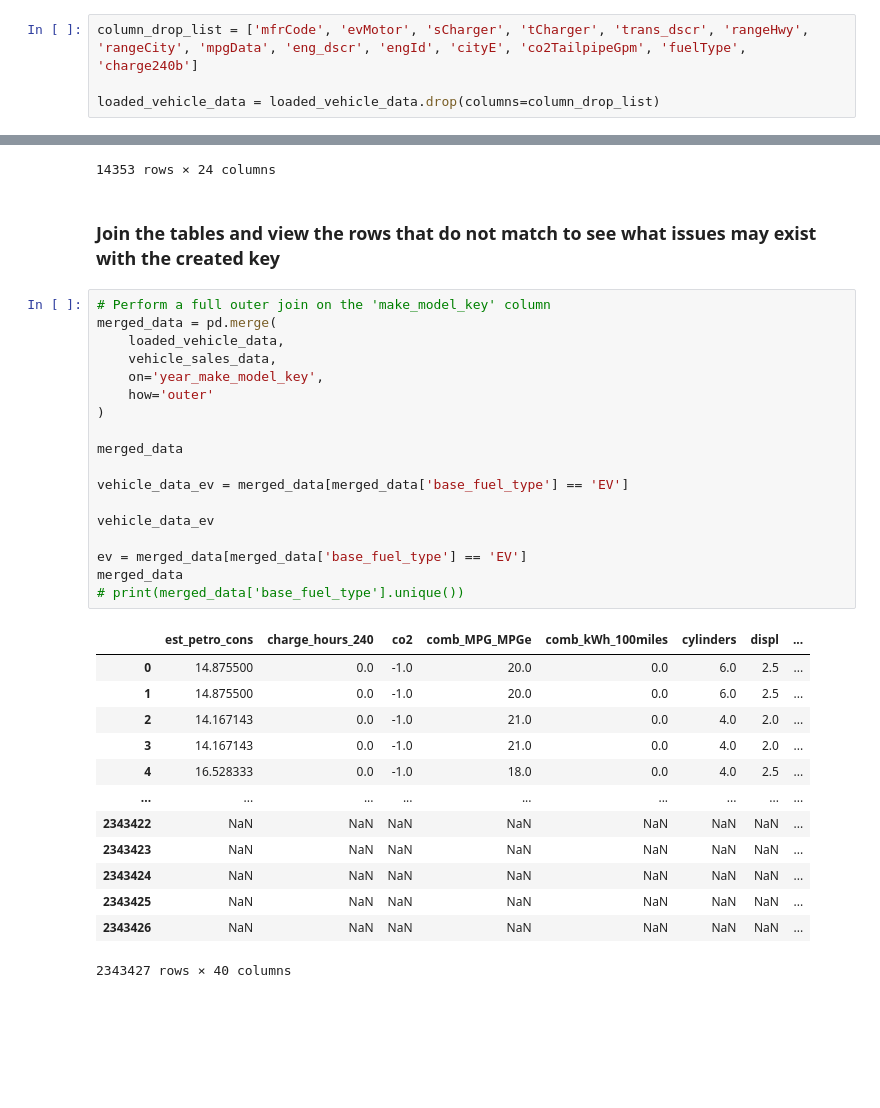
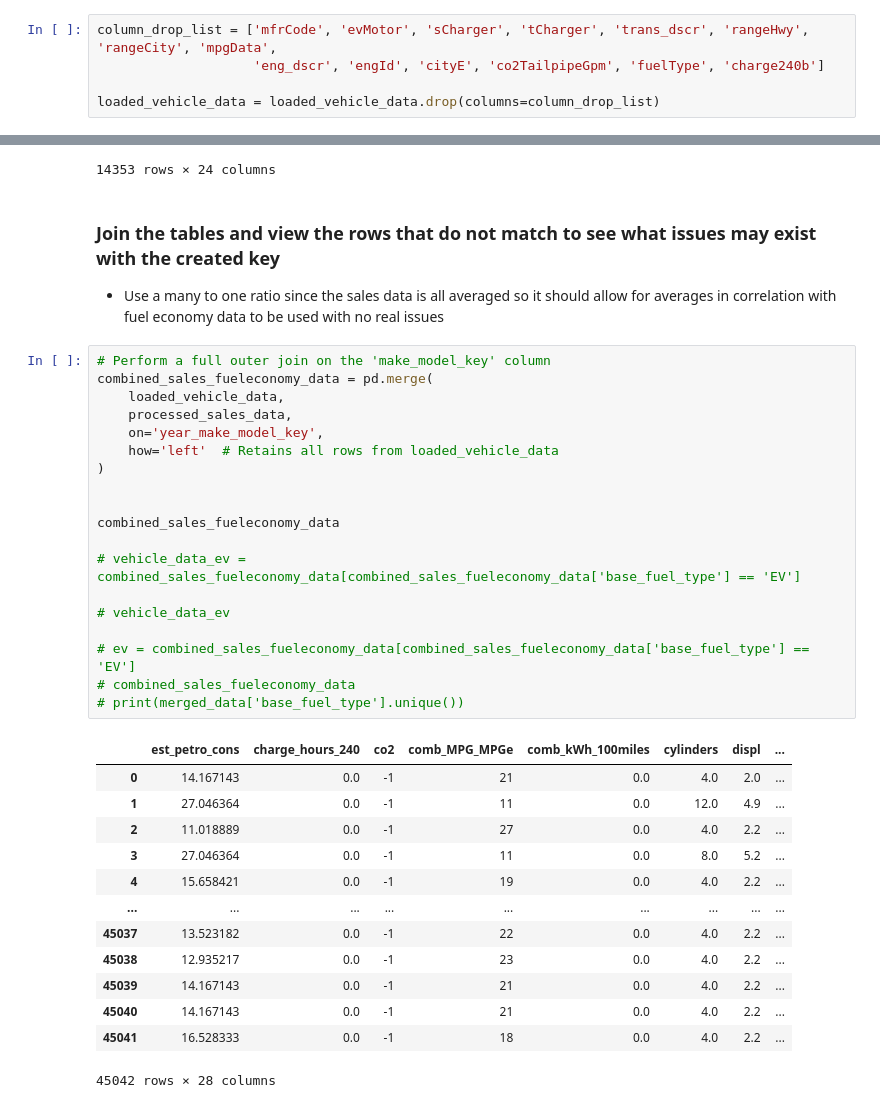
Before and after one commit to sampss/fuel_economy_gov, a Jupyter notebook: working/code/playground_2.ipynb, the cells around one changed output, grey strips where cells are left out. Saved outputs shown, nothing was run; the diff lists cells and outputs as text; blank space fills up the shorter version.

Commit message:
working on documentation, cleaning and merging second table

```diff
--- a/working/code/playground_2.ipynb
+++ b/working/code/playground_2.ipynb
@@ -94,4 +100,5 @@ with open('../Documents/Column_Descript_Unique_Values.txt', 'w') as file:
 # %%
-column_drop_list = ['mfrCode', 'evMotor', 'sCharger', 'tCharger', 'trans_dscr', 'rangeHwy', 'rangeCity', 'mpgData', 'eng_dscr', 'engId', 'cityE', 'co2TailpipeGpm', 'fuelType', 'charge240b']
+column_drop_list = ['mfrCode', 'evMotor', 'sCharger', 'tCharger', 'trans_dscr', 'rangeHwy', 'rangeCity', 'mpgData',
+                    'eng_dscr', 'engId', 'cityE', 'co2TailpipeGpm', 'fuelType', 'charge240b']
 
 loaded_vehicle_data = loaded_vehicle_data.drop(columns=column_drop_list)
@@ -242,35 +229,37 @@ filtered_df
 14353 rows × 24 columns
 # %% [markdown]
 ### Join the tables and view the rows that do not match to see what issues may exist with the created key
+- Use a many to one ratio since the sales data is all averaged so it should allow for averages in correlation with fuel economy data to be used with no real issues
 # %%
 # Perform a full outer join on the 'make_model_key' column
-merged_data = pd.merge(
+combined_sales_fueleconomy_data = pd.merge(
     loaded_vehicle_data,
-    vehicle_sales_data,
+    processed_sales_data,
     on='year_make_model_key',
-    how='outer'
+    how='left'  # Retains all rows from loaded_vehicle_data
 )
 
-merged_data
 
-vehicle_data_ev = merged_data[merged_data['base_fuel_type'] == 'EV']
+combined_sales_fueleconomy_data
 
-vehicle_data_ev
+# vehicle_data_ev = combined_sales_fueleconomy_data[combined_sales_fueleconomy_data['base_fuel_type'] == 'EV']
 
-ev = merged_data[merged_data['base_fuel_type'] == 'EV']
-merged_data
+# vehicle_data_ev
+
+# ev = combined_sales_fueleconomy_data[combined_sales_fueleconomy_data['base_fuel_type'] == 'EV']
+# combined_sales_fueleconomy_data
 # print(merged_data['base_fuel_type'].unique())
 # %% [output]
 |  | est_petro_cons | charge_hours_240 | co2 | comb_MPG_MPGe | comb_kWh_100miles | cylinders | displ | ... |
-| 0 | 14.875500 | 0.0 | -1.0 | 20.0 | 0.0 | 6.0 | 2.5 | ... |
-| 1 | 14.875500 | 0.0 | -1.0 | 20.0 | 0.0 | 6.0 | 2.5 | ... |
-| 2 | 14.167143 | 0.0 | -1.0 | 21.0 | 0.0 | 4.0 | 2.0 | ... |
-| 3 | 14.167143 | 0.0 | -1.0 | 21.0 | 0.0 | 4.0 | 2.0 | ... |
-| 4 | 16.528333 | 0.0 | -1.0 | 18.0 | 0.0 | 4.0 | 2.5 | ... |
+| 0 | 14.167143 | 0.0 | -1 | 21 | 0.0 | 4.0 | 2.0 | ... |
+| 1 | 27.046364 | 0.0 | -1 | 11 | 0.0 | 12.0 | 4.9 | ... |
+| 2 | 11.018889 | 0.0 | -1 | 27 | 0.0 | 4.0 | 2.2 | ... |
+| 3 | 27.046364 | 0.0 | -1 | 11 | 0.0 | 8.0 | 5.2 | ... |
+| 4 | 15.658421 | 0.0 | -1 | 19 | 0.0 | 4.0 | 2.2 | ... |
 | ... | ... | ... | ... | ... | ... | ... | ... | ... |
-| 2343422 | NaN | NaN | NaN | NaN | NaN | NaN | NaN | ... |
-| 2343423 | NaN | NaN | NaN | NaN | NaN | NaN | NaN | ... |
-| 2343424 | NaN | NaN | NaN | NaN | NaN | NaN | NaN | ... |
-| 2343425 | NaN | NaN | NaN | NaN | NaN | NaN | NaN | ... |
-| 2343426 | NaN | NaN | NaN | NaN | NaN | NaN | NaN | ... |
+| 45037 | 13.523182 | 0.0 | -1 | 22 | 0.0 | 4.0 | 2.2 | ... |
+| 45038 | 12.935217 | 0.0 | -1 | 23 | 0.0 | 4.0 | 2.2 | ... |
+| 45039 | 14.167143 | 0.0 | -1 | 21 | 0.0 | 4.0 | 2.2 | ... |
+| 45040 | 14.167143 | 0.0 | -1 | 21 | 0.0 | 4.0 | 2.2 | ... |
+| 45041 | 16.528333 | 0.0 | -1 | 18 | 0.0 | 4.0 | 2.2 | ... |
-2343427 rows × 40 columns
+45042 rows × 28 columns
```
Also changed, not shown: parts of 16 cells of this notebook, 1 other file.
